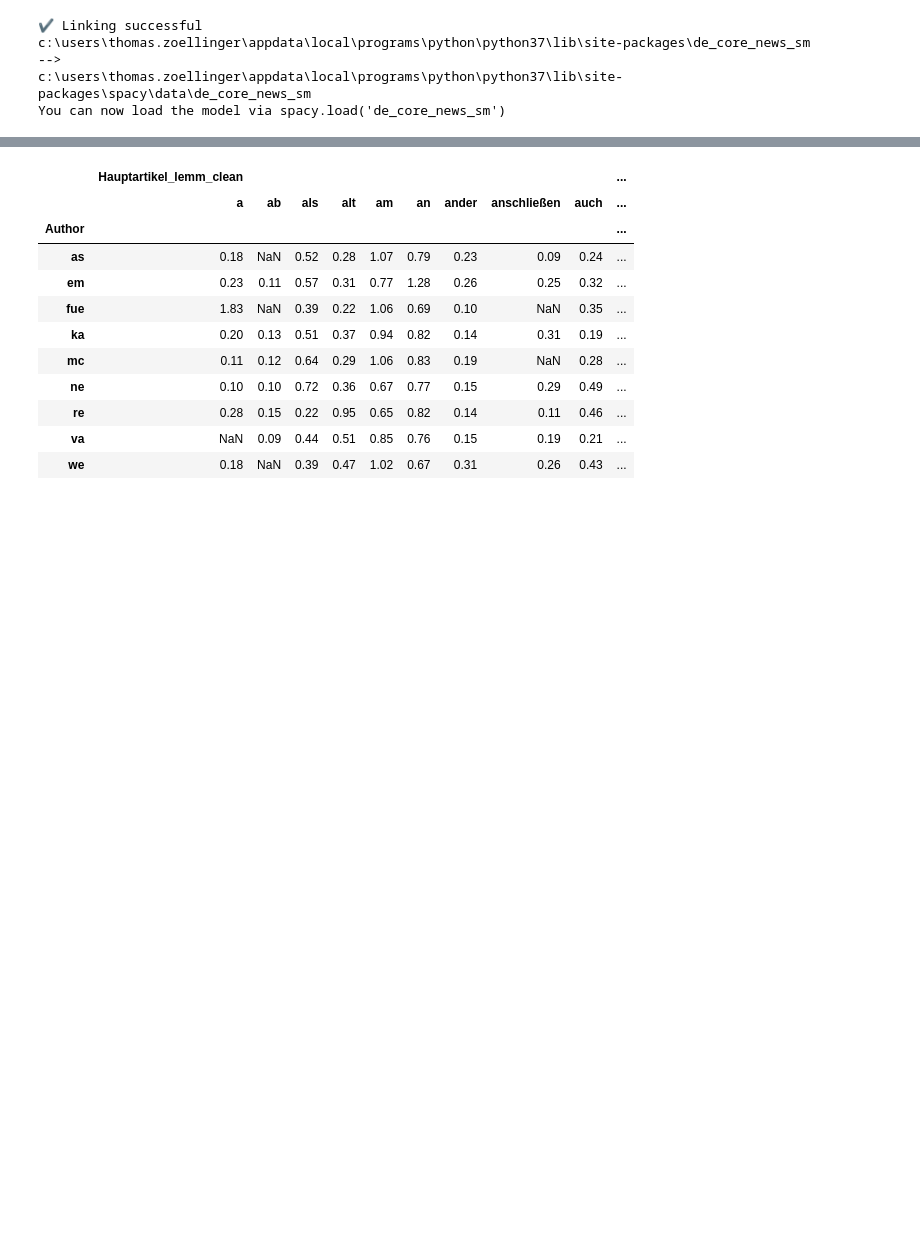
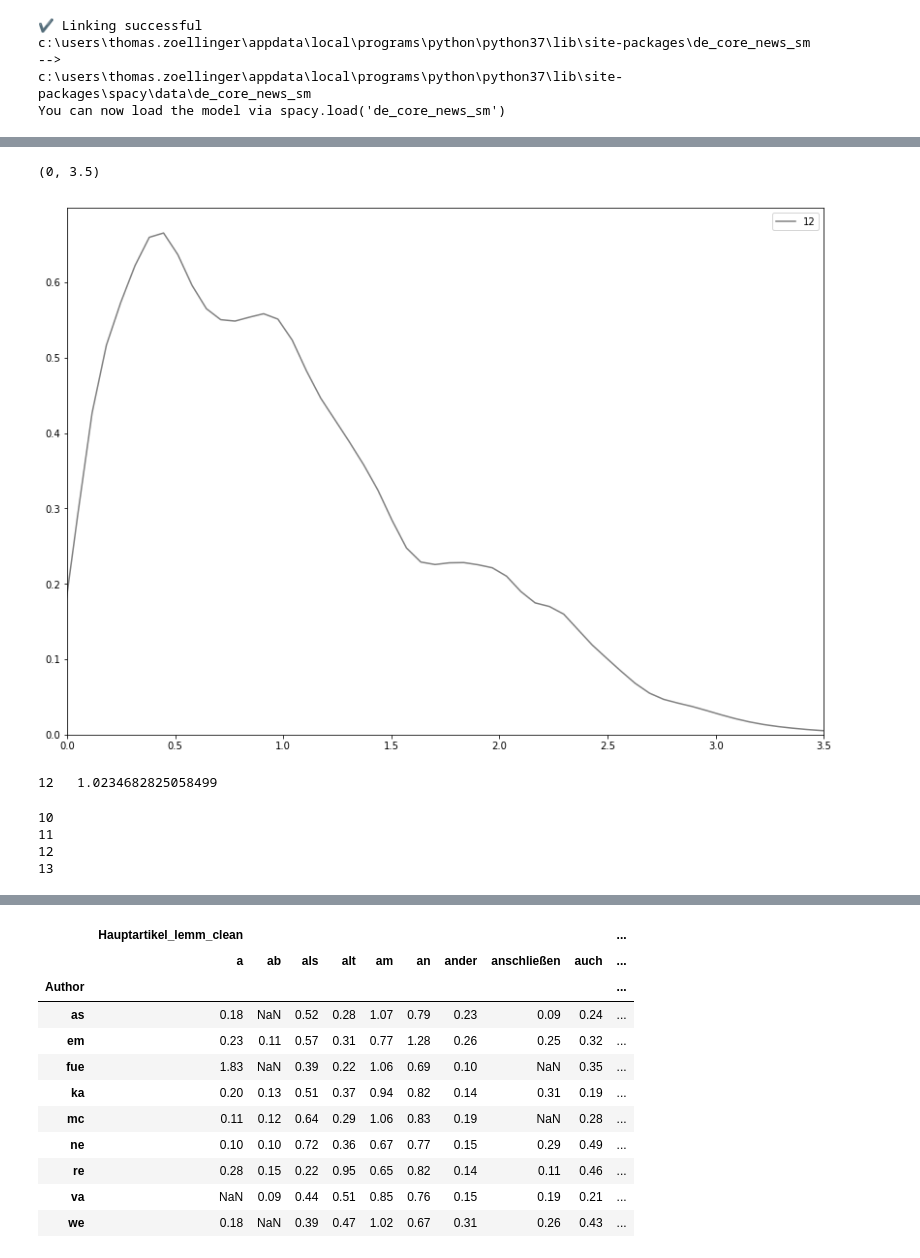
Before and after one commit to AdastraSaM/polizeiberichte_scraper, a Jupyter notebook: notebooks/TextAnalysis3.ipynb, the cells around one changed output, grey strips where cells are left out. Drawn from its saved outputs; the diff is of its cells as text; code cells hidden in the pictures; blank space fills up the shorter version.

```diff
--- a/notebooks/TextAnalysis3.ipynb
+++ b/notebooks/TextAnalysis3.ipynb
@@ -215,0 +140,3 @@ newdf["Prob_LSI"] = newdf["Comb_all"].apply(getMyTopic1,args=[lsimodel])
+# %%
+import xlrd
+mydf2 = pd.read_excel(r"C:\Users\Thomas.Zoellinger\Downloads\MYDF2.xlsx")
@@ -215,0 +152,9 @@ newdf["Prob_LSI"] = newdf["Comb_all"].apply(getMyTopic1,args=[lsimodel])
+# %%
+loc_list = mydf2["Loc1"].dropna().unique().tolist()
+mydf2["Locs"] = mydf2["Loc1"].fillna('') + " " + mydf2["Loc2"].fillna('') + " " + mydf2["Loc3"].fillna('') + " " + mydf2["Loc4"].fillna('')
+for cityName in loc_list:
+    mydf2.loc[:, cityName] = mydf2.Locs.apply(lambda x: cityName in x)
+d = []
+for cityName in loc_list:
+    d.append({"City": cityName, "Sentiment":np.mean(mydf2[mydf2[cityName]].Sentiment.tolist()), "Count": sum(mydf2[cityName])} )
+d = pd.DataFrame(d)
@@ -215,0 +199,25 @@ newdf["Prob_LSI"] = newdf["Comb_all"].apply(getMyTopic1,args=[lsimodel])
+# %%
+import seaborn as sns
+import matplotlib as mpl
+mpl.rcParams['figure.figsize'] = (14,10)
+#sns.kdeplot( mydf2["Prob_LSI_Update 11"] , color="pink", label="11")
+sns.kdeplot( mydf2["Prob_LSI_Update 12"] , color="grey", label="12")
+#sns.kdeplot( mydf2["Prob_LSI_Update 13"] , color="brown", label="13")
+#sns.kdeplot( mydf2["Prob_LSI_Update 14"] , color="black", label="14")
+plt.xlim(0, 3.5)
+# %% [output]
+(0, 3.5)
+[figure, added]
+# %%
+for i in range(12,13):
+    print(str(i) + "   " + str(mydf2["Prob_LSI_Update "+str(i)].mean()))
+# %% [output]
+12   1.0234682825058499
+# %%
+for i in range(10, 14):
+    print(i)
+# %% [output]
+10
+11
+12
+13
```
Also changed, not shown: parts of 46 cells of this notebook, 57 other files.
